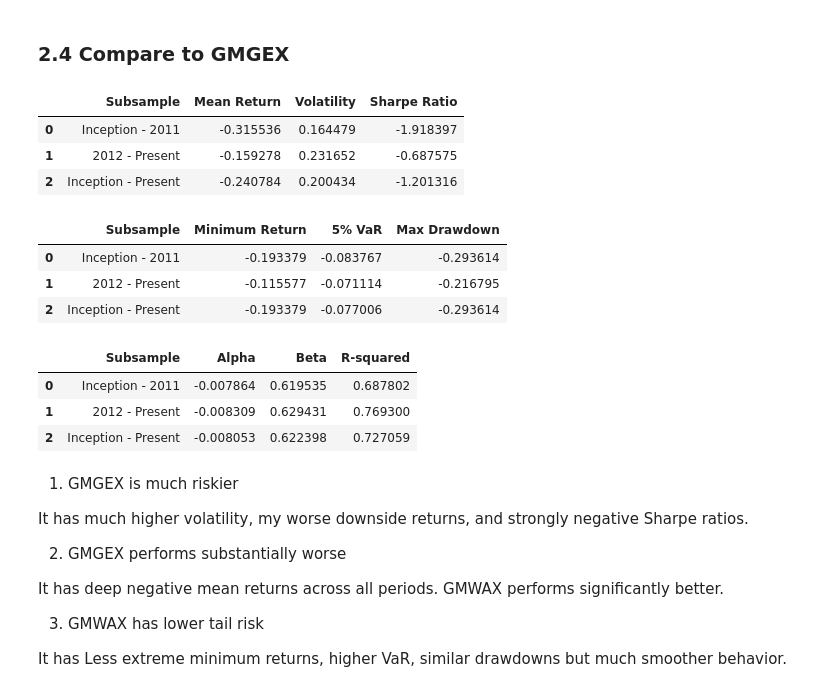
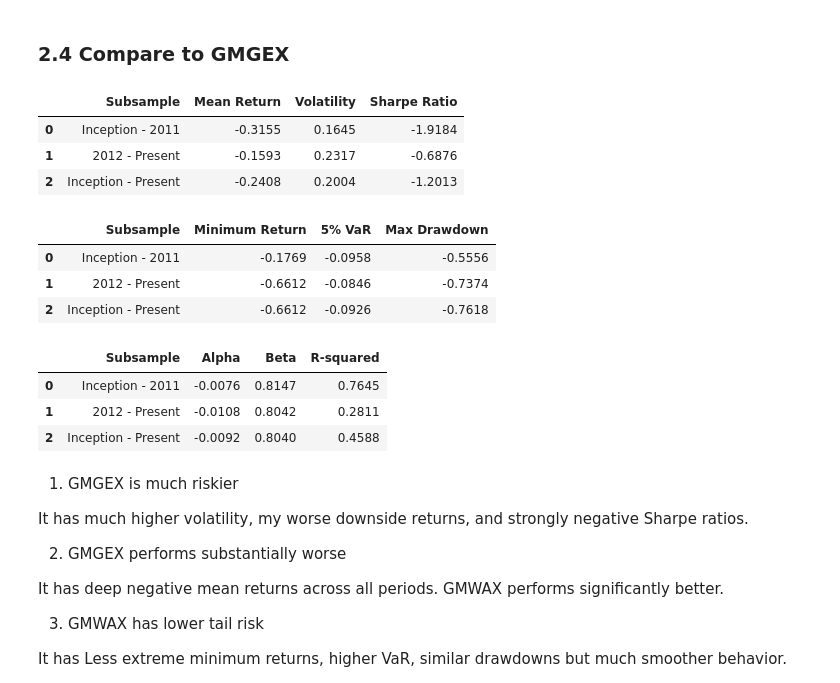
Before and after one commit to skajiyam/FINM-36700-Portfolio-and-Risk-Management-C, a Jupyter notebook: FINM367_HW7.ipynb, the cells around one changed output. Saved outputs shown, nothing was run; the diff lists cells and outputs as text; code cells hidden in the pictures.

Commit message:
Revised calculate_tail_risk function and corrected some labels from GMWAX to GMGEX

```diff
--- a/FINM367_HW7.ipynb
+++ b/FINM367_HW7.ipynb
@@ -4,8 +4,10 @@
 import pandas as pd
 import numpy as np
 import statsmodels.api as sm
+
+pd.set_option("display.float_format", "{:.4f}".format)
 # %%
-file_path = '/Users/dylanpan/Documents/FINM 36700 Portfolio and Risk Managemenet/Homework/Data/gmo_analysis_data.xlsx'
+file_path = 'data/gmo_analysis_data.xlsx'
 risk_free = pd.read_excel(file_path, sheet_name='risk-free rate', index_col=0)
 total_return = pd.read_excel(file_path, sheet_name='total returns', index_col=0)
 
@@ -59,7 +61,7 @@ def calculate_tail_risk(returns, Period=12, total_return=total_return):
     var_5 = np.percentile(returns, 5)
 
     # compute maximum drawdown on total return
-    total_return = total_return['GMWAX'].loc[returns.index]
+    total_return = total_return[returns.name].loc[returns.index]
     cumulative = (1 + total_return).cumprod()
     rolling_max = cumulative.cummax()
     drawdown = (cumulative - rolling_max) / rolling_max
@@ -140,30 +142,30 @@ performance_summary_GMGEX = pd.DataFrame({
 performance_summary_GMGEX
 # %% [output]
 |  | Subsample | Mean Return | Volatility | Sharpe Ratio |
-| 0 | Inception - 2011 | -0.315536 | 0.164479 | -1.918397 |
-| 1 | 2012 - Present | -0.159278 | 0.231652 | -0.687575 |
-| 2 | Inception - Present | -0.240784 | 0.200434 | -1.201316 |
+| 0 | Inception - 2011 | -0.3155 | 0.1645 | -1.9184 |
+| 1 | 2012 - Present | -0.1593 | 0.2317 | -0.6876 |
+| 2 | Inception - Present | -0.2408 | 0.2004 | -1.2013 |
 # %%
-min1, var1, mdd1 = calculate_tail_risk(subsample1['GMWAX'])
-min2, var2, mdd2 = calculate_tail_risk(subsample2['GMWAX'])
-min3, var3, mdd3 = calculate_tail_risk(subsample3['GMWAX'])
+min1, var1, mdd1 = calculate_tail_risk(subsample1['GMGEX'])
+min2, var2, mdd2 = calculate_tail_risk(subsample2['GMGEX'])
+min3, var3, mdd3 = calculate_tail_risk(subsample3['GMGEX'])
 
 tail_risk_summary = pd.DataFrame({
     'Subsample': ['Inception - 2011', '2012 - Present', 'Inception - Present'],
     'Minimum Return': [min1, min2, min3],
     '5% VaR': [var1, var2, var3],
     'Max Drawdown': [mdd1, mdd2, mdd3]
 })
 tail_risk_summary
 # %% [output]
 |  | Subsample | Minimum Return | 5% VaR | Max Drawdown |
-| 0 | Inception - 2011 | -0.193379 | -0.083767 | -0.293614 |
-| 1 | 2012 - Present | -0.115577 | -0.071114 | -0.216795 |
-| 2 | Inception - Present | -0.193379 | -0.077006 | -0.293614 |
+| 0 | Inception - 2011 | -0.1769 | -0.0958 | -0.5556 |
+| 1 | 2012 - Present | -0.6612 | -0.0846 | -0.7374 |
+| 2 | Inception - Present | -0.6612 | -0.0926 | -0.7618 |
 # %%
-alpha1, beta1, R21, information_ratio1 = compute_market_exposure(subsample1['GMWAX'], excess_return.loc[subsample1.index, 'SPY'])
-alpha2, beta2, R22, information_ratio2 = compute_market_exposure(subsample2['GMWAX'], excess_return.loc[subsample2.index, 'SPY'])
-alpha3, beta3, R23, information_ratio3 = compute_market_exposure(subsample3['GMWAX'], excess_return.loc[subsample3.index, 'SPY'])
+alpha1, beta1, R21, information_ratio1 = compute_market_exposure(subsample1['GMGEX'], excess_return.loc[subsample1.index, 'SPY'])
+alpha2, beta2, R22, information_ratio2 = compute_market_exposure(subsample2['GMGEX'], excess_return.loc[subsample2.index, 'SPY'])
+alpha3, beta3, R23, information_ratio3 = compute_market_exposure(subsample3['GMGEX'], excess_return.loc[subsample3.index, 'SPY'])
 
 market_exposure_summary = pd.DataFrame({
     'Subsample': ['Inception - 2011', '2012 - Present', 'Inception - Present'],
@@ -174,9 +176,9 @@ market_exposure_summary = pd.DataFrame({
 market_exposure_summary
 # %% [output]
 |  | Subsample | Alpha | Beta | R-squared |
-| 0 | Inception - 2011 | -0.007864 | 0.619535 | 0.687802 |
-| 1 | 2012 - Present | -0.008309 | 0.629431 | 0.769300 |
-| 2 | Inception - Present | -0.008053 | 0.622398 | 0.727059 |
+| 0 | Inception - 2011 | -0.0076 | 0.8147 | 0.7645 |
+| 1 | 2012 - Present | -0.0108 | 0.8042 | 0.2811 |
+| 2 | Inception - Present | -0.0092 | 0.8040 | 0.4588 |
 # %% [markdown]
 1. GMGEX is much riskier
 
```
Also changed, not shown: parts of 11 cells of this notebook, 2 other files.
